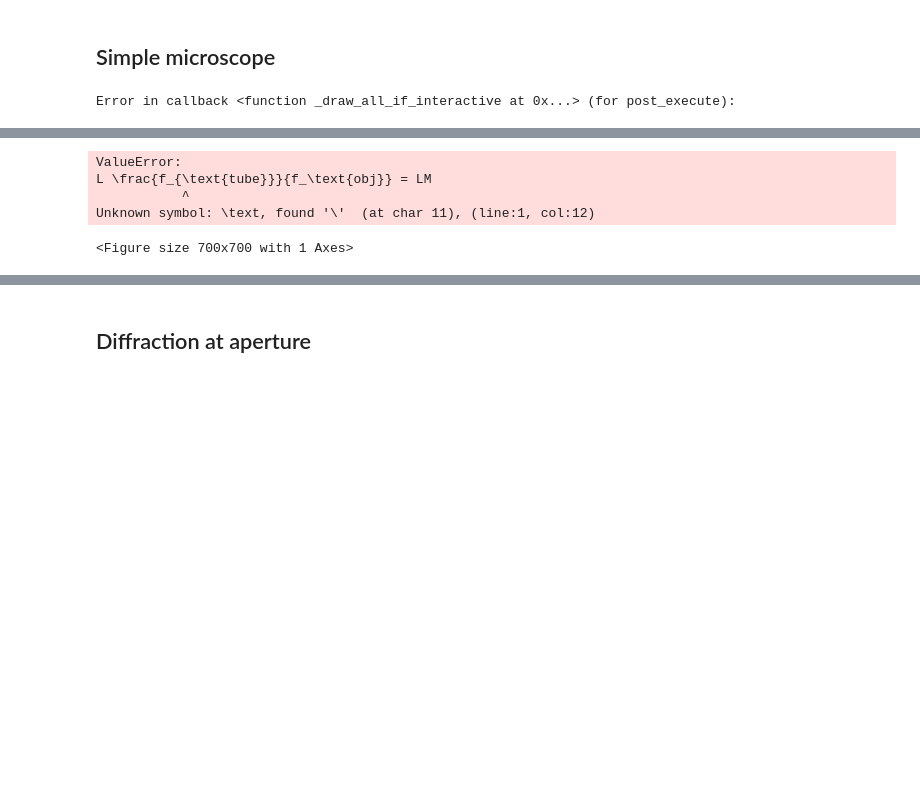
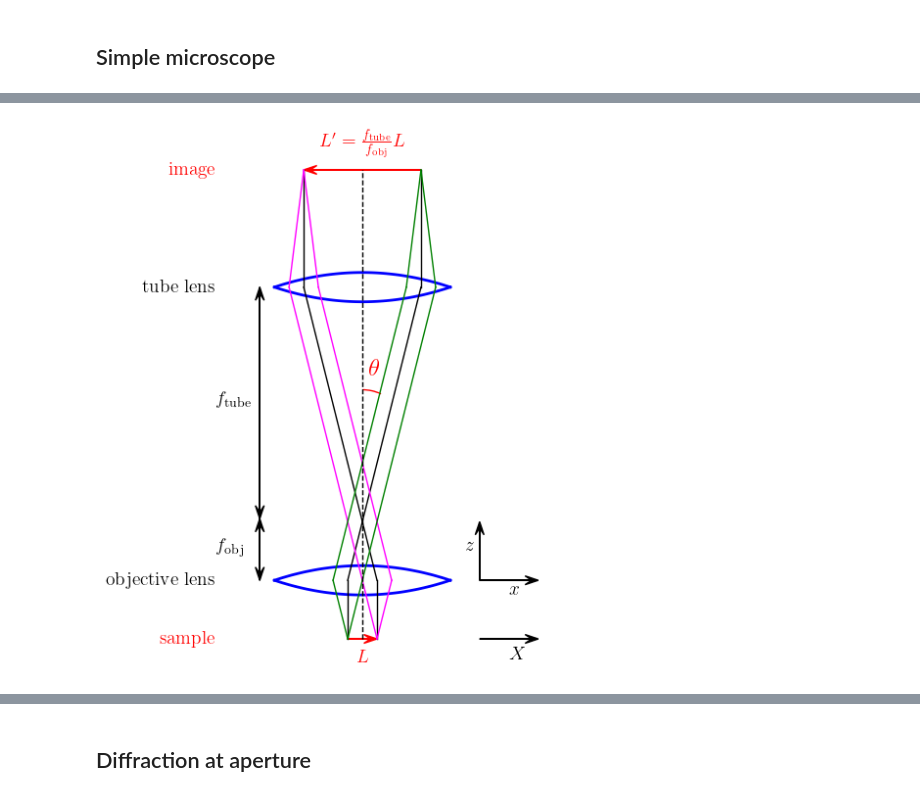
Before and after one commit to markusmeister/MIB-Public, a Jupyter notebook: Figures_Ch_4.ipynb, the cells around one changed output, grey strips where cells are left out. Drawn from its saved outputs; the diff is of its cells as text; code cells hidden in the pictures; blank space fills up the shorter version.

Commit message:
revised notebooks

```diff
--- a/Figures_Ch_4.ipynb
+++ b/Figures_Ch_4.ipynb
@@ -766,37 +269,38 @@ Unknown symbol: \text, found '\'  (at char 8), (line:1, col:9)
 # %% [markdown]
 ## Simple microscope
 # %%
+# revised MM 231105
 from matplotlib.patches import Rectangle
+from matplotlib.patches import Arc
 
 fig,ax=plt.subplots(1,1,figsize=(7,7))
 
+# lenses
 x=np.arange(-3,3.1,0.1)
 y1=0.5-np.power(x,2)/18
 y2=-0.5+np.power(x,2)/18
-
 ax.plot(x,y1,linewidth=2,color='b')
 ax.plot(x,y2,linewidth=2,color='b')
+ax.plot(x,y1+10,linewidth=2,color='b')
+ax.plot(x,y2+10,linewidth=2,color='b')
 
-x=np.arange(-3,3.1,0.1)
-y1=0.5-np.power(x,2)/18+10
-y2=-0.5+np.power(x,2)/18+10
-
-ax.plot(x,y1,linewidth=2,color='b')
-ax.plot(x,y2,linewidth=2,color='b')
-
+# sample and image
 ax.arrow(-0.5,-2,1,0,width=0.001,length_includes_head=True,head_width=0.3,
                 overhang=0.5,color='red')
 ax.arrow(2,14,-4,0,width=0.001,length_includes_head=True,head_width=0.3,
                 overhang=0.5,color='red')
+
+# arrows on side
 ax.arrow(-3.5,0,0,2.1,width=0.001,length_includes_head=True,head_width=0.3,
                 overhang=0.5,color='black')
+ax.arrow(-3.5,2.1,0,-2.1,width=0.001,length_includes_head=True,head_width=0.3,
+                overhang=0.5,color='black')
 ax.arrow(-3.5,10,0,-7.9,width=0.001,length_includes_head=True,head_width=0.3,
-                overhang=0.5,color='black')
-ax.arrow(-3.5,2.1,0,-2.1,width=0.001,length_includes_head=True,head_width=0.3,
                 overhang=0.5,color='black')
 ax.arrow(-3.5,2.1,0,7.9,width=0.001,length_includes_head=True,head_width=0.3,
                 overhang=0.5,color='black')
 
+# rays
 ax.plot([-0.5,-0.5],[-2,0],linewidth=1,color='k')
 ax.plot([0.5,0.5],[-2,0],linewidth=1,color='k')
 ax.plot([2,-0.5],[10,0],linewidth=1,color='k')
@@ -814,29 +318,44 @@ ax.plot([-0.5,2.5],[-2,10],linewidth=1,color='g')
 ax.plot([2.5,2],[10,14],linewidth=1,color='g')
 ax.plot([-0.5,-1],[-2,0],linewidth=1,color='g')
 ax.plot([-1,1.5],[0,10],linewidth=1,color='g')
-plt.plot([1.5,2],[10,14],linewidth=1,color='g')
+ax.plot([1.5,2],[10,14],linewidth=1,color='g')
 
+# optical axis
+ax.plot([0,0],[-2,14],linewidth=1,color='k',linestyle='dashed')
 
-ax.text(3,10.5,r'tube lens',fontsize=14)
-ax.text(3,0.5,r'objective lens',fontsize=14)
-ax.text(-1.8,14.8 ,r'$L \frac{f_{\text{tube}}}{f_\text{obj}} = LM$',fontsize=14,color='r')
-ax.text(-0.2,-1.6 ,r'$L $',fontsize=14,color='r')
-ax.text(-0.9,-2.8 ,r'sample',fontsize=14,color='r')
-ax.text(-0.8,13.2 ,r'image',fontsize=14,color='r')
-ax.text(-5,6 ,r'$f_{\text{tube}}$',fontsize=14,color='k')
-ax.text(-5,1 ,r'$f_{\text{obj}} $',fontsize=14,color='k')
+# text labels
+ax.text(-5,10,r'tube lens',fontsize=14,ha='right',va='center')
+ax.text(-5,0,r'objective lens',fontsize=14,ha='right',va='center')
+ax.text(0,14.8 ,r"$L' = \frac{f_{\rm{tube}}}{f_{\rm{obj}}} L$",fontsize=14,color='r',ha='center')
+ax.text(-0,-2.8 ,r'$L$',fontsize=14,color='r',ha='center')
+ax.text(-5,-2 ,r'sample',fontsize=14,color='r',ha='right',va='center')
+ax.text(-5,14 ,r'image',fontsize=14,color='r',ha='right',va='center')
+ax.text(-5,6 ,r'$f_{\rm{tube}}$',fontsize=14,color='k')
+ax.text(-5,1 ,r'$f_{\rm{obj}} $',fontsize=14,color='k')
+
+# angle theta
+ax.add_patch(Arc((0,5), 3, 3, angle=90, theta1=-25, theta2=0, linewidth=1, color='red')) # draw arc
+ax.text(0.2,7,r'$\theta$',fontsize=18,color='r')
+
+# coordinates
+ax.arrow(4,-2,2,0,width=0.001,length_includes_head=True,head_width=0.3,
+                overhang=0.5,color='black')
+ax.text(5,-2.7,r'$X$',fontsize=14,color='k')
+ax.arrow(4,0,2,0,width=0.001,length_includes_head=True,head_width=0.3,
+                overhang=0.5,color='black')
+ax.text(5,-0.5,r'$x$',fontsize=14,color='k')
+ax.arrow(4,0,0,2,width=0.001,length_includes_head=True,head_width=0.3,
+                overhang=0.5,color='black')
+ax.text(3.5,1,r'$z$',fontsize=14,color='k')
+# ax.arrow(6,14,-2,0,width=0.001,length_includes_head=True,head_width=0.3,
+#                 overhang=0.5,color='black')
+# ax.text(4.7,13.3,r"$x'$",fontsize=14,color='k')
 
 ax.axis('off')
-ax.set_xlim([-4,5])
-ax.set_ylim([-4,15])
+ax.set_xlim([-4,6.5])
+ax.set_ylim([-3,15])
 ax.set_aspect('equal')
-ax.set_xlabel('$x$')
-ax.set_ylabel('$y$')
-ax.plot([-5,-10],[-5,-10],linewidth=2,color='b', alpha=0.5)
-ax.plot([-5,-10],[-5,-10],linewidth=2,color='k')
 
-ax.add_patch(Rectangle((-0.3, -0.4), 1, 0.6,color="white"))
 if Save:
-    fig.savefig(str(savedir / 'ch_Micro_simplescope.pdf'), dpi=600, format='pdf', bbox_inches='tight');
+    fig.savefig(str(savedir / 'ch_Micro_simplescope_MM.pdf'), dpi=600, format='pdf', bbox_inches='tight');
 # %% [output]
-Error in callback <function _draw_all_if_interactive at 0x...> (for post_execute):
@@ -847,5 +362 @@ Unknown symbol: \text, found '\'  (at char 11), (line:1, col:12)
-ValueError:
-L \frac{f_{\text{tube}}}{f_\text{obj}} = LM
-           ^
-Unknown symbol: \text, found '\'  (at char 11), (line:1, col:12)
-<Figure size 700x700 with 1 Axes>
+[figure, added]
```
Also changed, not shown: parts of 73 cells of this notebook, 8 other files.
